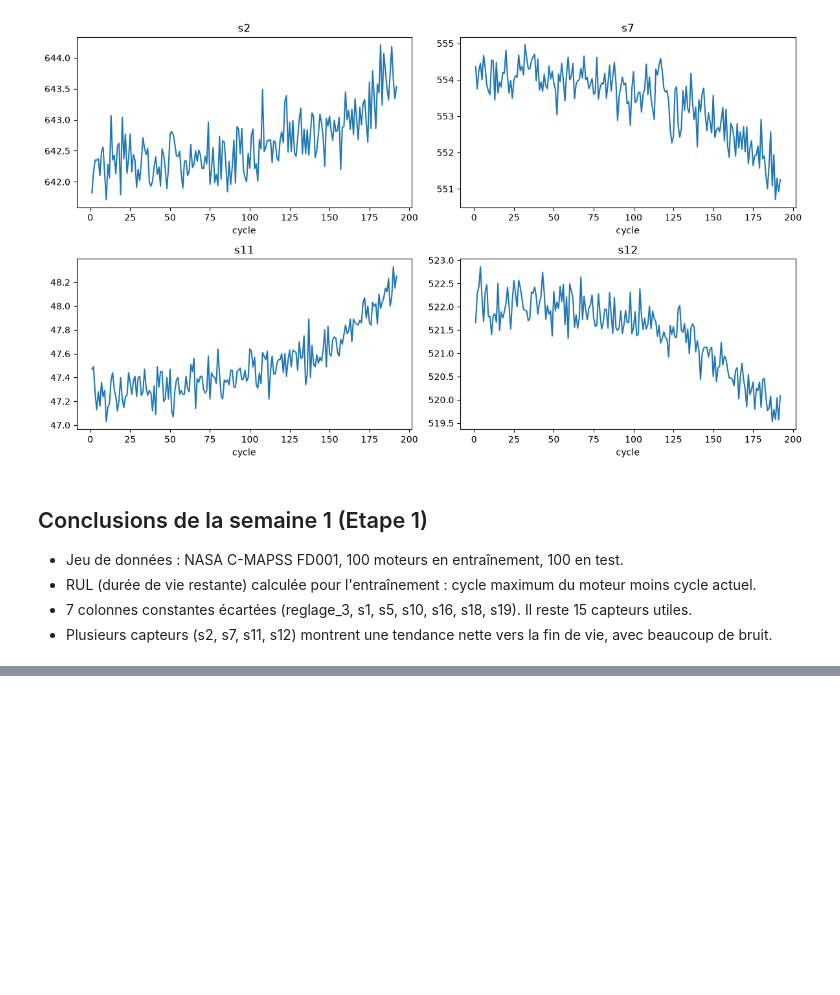
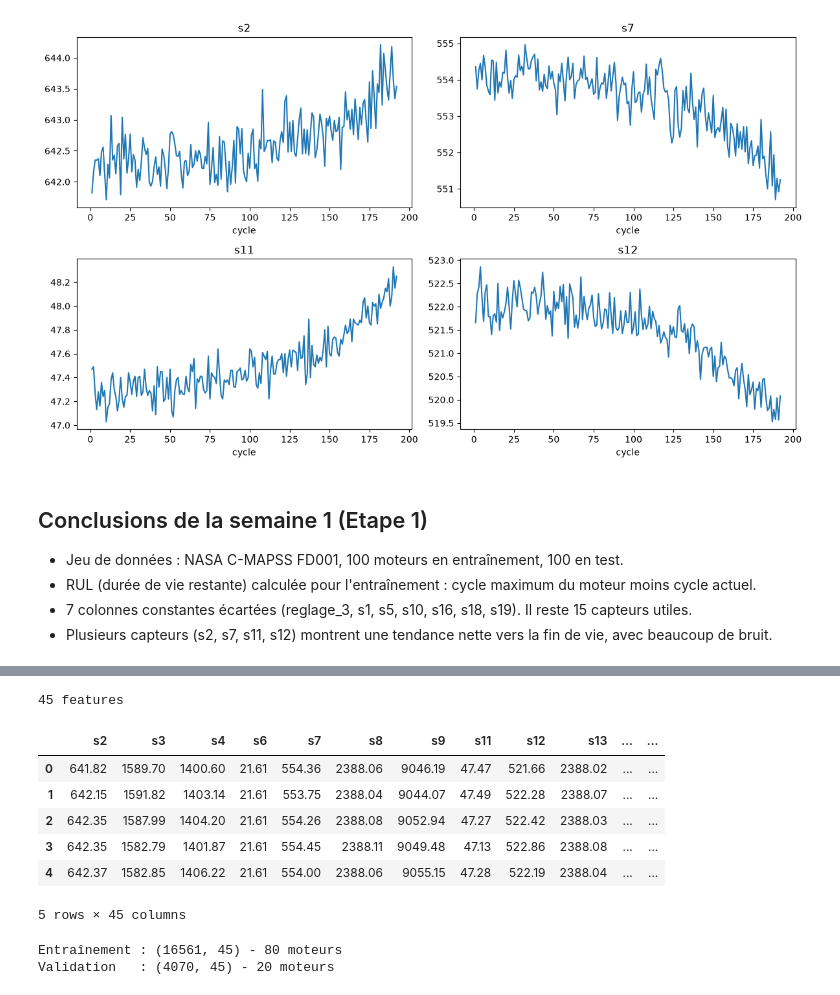
Before and after one commit to Ornella-bit/maintenance-predictive, a Jupyter notebook: notebooks/01_analyse_modele.ipynb, the cells around one changed output, grey strips where cells are left out. Cells and saved outputs as stored; diff of their text form; code cells hidden in the pictures; blank space fills up the shorter version.

```diff
--- a/notebooks/01_analyse_modele.ipynb
+++ b/notebooks/01_analyse_modele.ipynb
@@ -79,0 +94,50 @@ plt.show()
+# %%
+#Étape 2 : créer les features glissantes
+#Pourquoi : les capteurs sont très bruités (vos courbes). La moyenne et l’écart-type sur les 5 derniers cycles, calculés moteur par moteur, lissent le bruit et font ressortir la tendance.
+def ajouter_features(df, capteurs, fenetre=5):
+    df = df.sort_values(["moteur", "cycle"]).copy()
+    groupes = df.groupby("moteur")[capteurs]
+    moy = groupes.rolling(fenetre, min_periods=1).mean().reset_index(level=0, drop=True)
+    ecart = groupes.rolling(fenetre, min_periods=1).std().reset_index(level=0, drop=True).fillna(0)
+    moy.columns = [f"{c}_moy" for c in capteurs]
+    ecart.columns = [f"{c}_std" for c in capteurs]
+    return pd.concat([df, moy, ecart], axis=1)
+
+train_f = ajouter_features(train, colonnes_utiles)
+
+features = (
+    colonnes_utiles
+    + [f"{c}_moy" for c in colonnes_utiles]
+    + [f"{c}_std" for c in colonnes_utiles]
+)
+print(len(features), "features")
+train_f[features].head()
+# %% [output]
+45 features
+|  | s2 | s3 | s4 | s6 | s7 | s8 | s9 | s11 | s12 | s13 | ... | ... |
+| 0 | 641.82 | 1589.70 | 1400.60 | 21.61 | 554.36 | 2388.06 | 9046.19 | 47.47 | 521.66 | 2388.02 | ... | ... |
+| 1 | 642.15 | 1591.82 | 1403.14 | 21.61 | 553.75 | 2388.04 | 9044.07 | 47.49 | 522.28 | 2388.07 | ... | ... |
+| 2 | 642.35 | 1587.99 | 1404.20 | 21.61 | 554.26 | 2388.08 | 9052.94 | 47.27 | 522.42 | 2388.03 | ... | ... |
+| 3 | 642.35 | 1582.79 | 1401.87 | 21.61 | 554.45 | 2388.11 | 9049.48 | 47.13 | 522.86 | 2388.08 | ... | ... |
+| 4 | 642.37 | 1582.85 | 1406.22 | 21.61 | 554.00 | 2388.06 | 9055.15 | 47.28 | 522.19 | 2388.04 | ... | ... |
+5 rows × 45 columns
+# %%
+#Étape 3 : séparer entraînement et validation par moteur
+#Pourquoi : les cycles d’un même moteur se ressemblent. Si un même moteur se retrouve des deux côtés, le modèle triche et les scores sont faussement bons. On garde donc des moteurs entiers de côté : 80 pour apprendre, 20 pour tester.
+from sklearn.model_selection import GroupShuffleSplit
+
+X = train_f[features]
+y = train_f["RUL_cap"]
+groupes = train_f["moteur"]
+
+gss = GroupShuffleSplit(n_splits=1, test_size=0.2, random_state=42)
+idx_train, idx_val = next(gss.split(X, y, groups=groupes))
+
+X_train, X_val = X.iloc[idx_train], X.iloc[idx_val]
+y_train, y_val = y.iloc[idx_train], y.iloc[idx_val]
+
+print("Entraînement :", X_train.shape, "-", groupes.iloc[idx_train].nunique(), "moteurs")
+print("Validation   :", X_val.shape, "-", groupes.iloc[idx_val].nunique(), "moteurs")
+# %% [output]
+Entraînement : (16561, 45) - 80 moteurs
+Validation   : (4070, 45) - 20 moteurs
```
Also changed, not shown: parts of 1 cell of this notebook.
